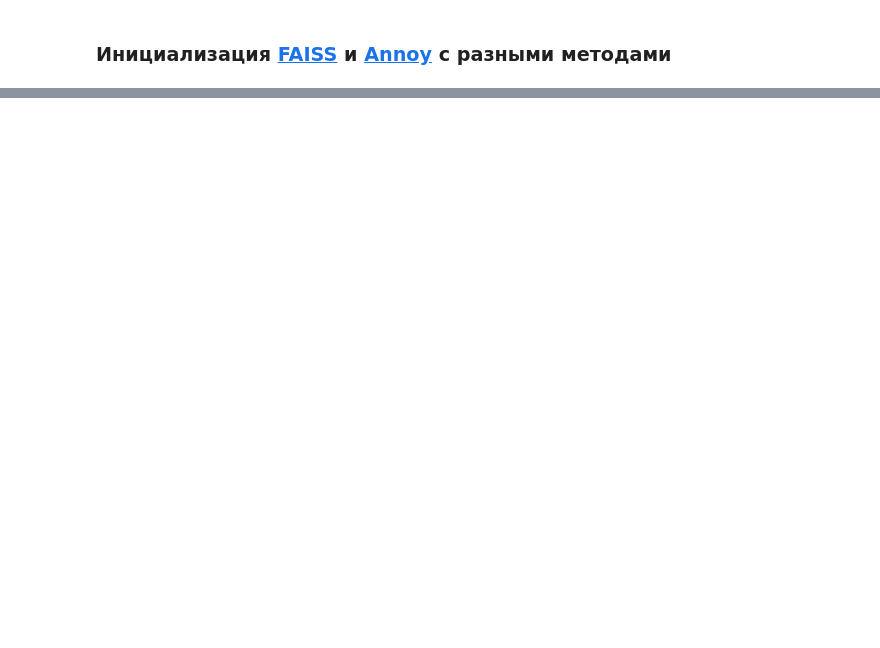
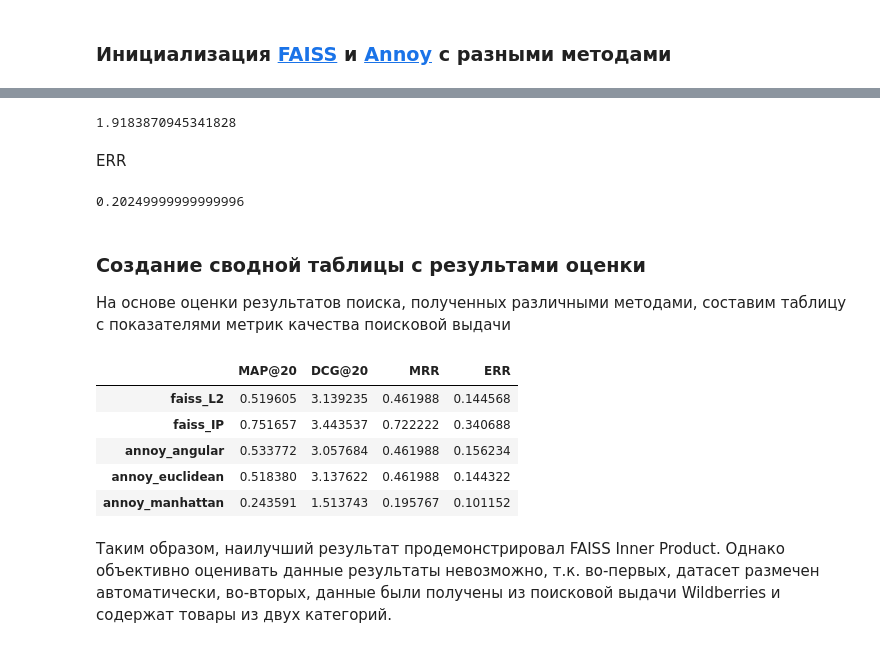
Before and after one commit to ivanovsdesign/index_quality, a Jupyter notebook: search_evaluation.ipynb, the cells around one changed output, grey strips where cells are left out. Saved outputs shown, nothing was run; the diff lists cells and outputs as text; code cells hidden in the pictures; blank space fills up the shorter version.

```diff
--- a/search_evaluation.ipynb
+++ b/search_evaluation.ipynb
@@ -64,0 +352,3 @@ annoy_angular.build(num_trees)
+# %%
+y_score = -distances.flatten()
+y_true = metadata.iloc[indices]['бензокоса']
@@ -64,0 +375,51 @@ annoy_angular.build(num_trees)
+# %%
+discounted_cumulative_gain(y_true, y_score, k=20)
+# %% [output]
+1.9183870945341828
+# %% [markdown]
+ERR
+# %%
+expected_reciprocal_rank(y_true, y_score)
+# %% [output]
+0.20249999999999996
+# %% [markdown]
+### Создание сводной таблицы с результами оценки
+
+На основе оценки результатов поиска, полученных различными методами, составим таблицу с показателями метрик качества поисковой выдачи
+# %%
+
+scores_table = {
+    'MAP@20':[],
+    'DCG@20':[],
+    'MRR':[],
+    'ERR': []
+}
+
+for method, instance in search_methods.items():
+    method_average_precision = []
+    method_dcg = []
+    method_reciprocal_rank = []
+    method_expected_reciprocal_rank = []
+    for query in true_queries:
+        indices, distances = perform_search(query, instance, method.split('_')[0], k=20)
+        y_score = -distances.flatten()
+        y_true = metadata.iloc[indices][query]
+        method_average_precision.append(average_precision_at_k(y_true, y_score, k=20))
+        method_dcg.append(discounted_cumulative_gain(y_true, y_score, k=20))
+        method_reciprocal_rank.append(reciprocal_rank(y_true, y_score))
+        method_expected_reciprocal_rank.append(expected_reciprocal_rank(y_true, y_score))
+    scores_table['MAP@20'].append(np.mean(method_average_precision))
+    scores_table['DCG@20'].append(np.mean(method_dcg))
+    scores_table['MRR'].append(np.mean(method_reciprocal_rank))
+    scores_table['ERR'].append(np.mean(method_expected_reciprocal_rank))
+# %%
+pd.DataFrame(scores_table, index=search_methods.keys())
+# %% [output]
+|  | MAP@20 | DCG@20 | MRR | ERR |
+| faiss_L2 | 0.519605 | 3.139235 | 0.461988 | 0.144568 |
+| faiss_IP | 0.751657 | 3.443537 | 0.722222 | 0.340688 |
+| annoy_angular | 0.533772 | 3.057684 | 0.461988 | 0.156234 |
+| annoy_euclidean | 0.518380 | 3.137622 | 0.461988 | 0.144322 |
+| annoy_manhattan | 0.243591 | 1.513743 | 0.195767 | 0.101152 |
+# %% [markdown]
+Таким образом, наилучший результат продемонстрировал FAISS Inner Product. Однако объективно оценивать данные результаты невозможно, т.к. во-первых, датасет размечен автоматически, во-вторых, данные были получены из поисковой выдачи Wildberries и содержат товары из двух категорий.
```
Also changed, not shown: parts of 26 cells of this notebook.
